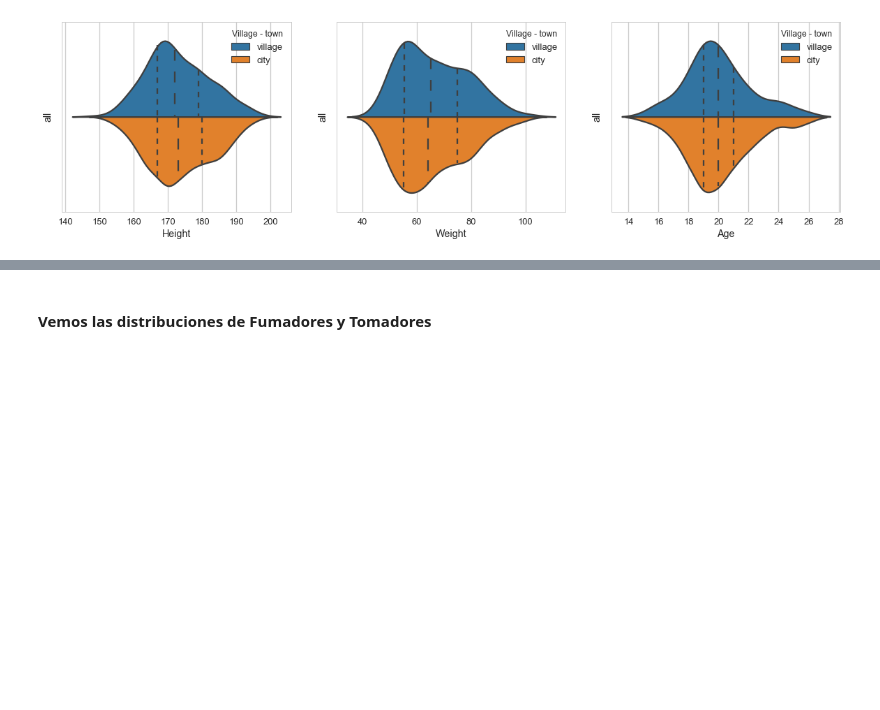
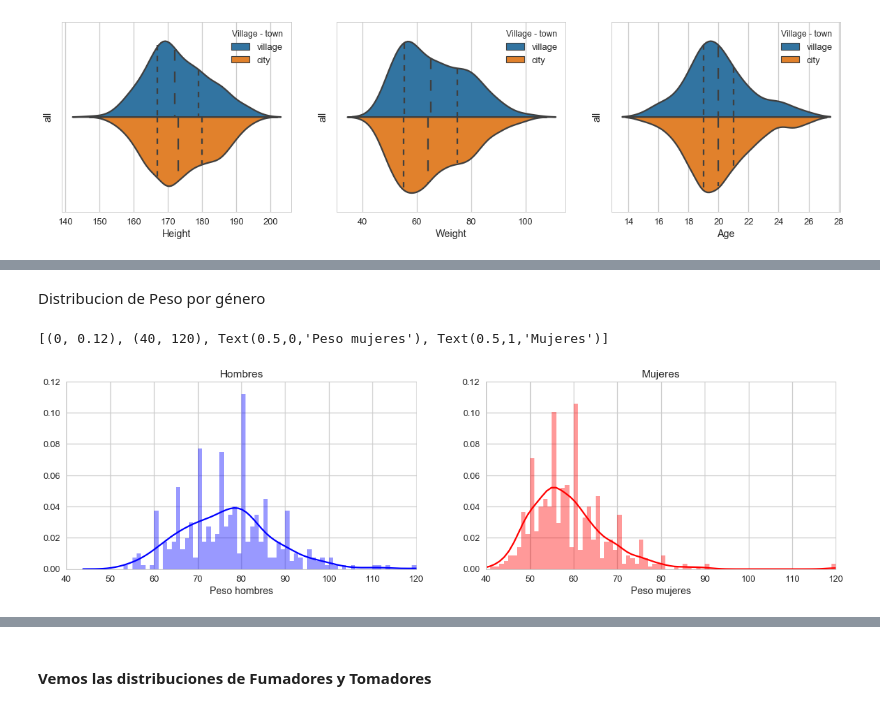
Before and after one commit to MarceloCena/AnalisisyVisualizacion, a Jupyter notebook: Laboratorio1_v2.ipynb, the cells around one changed output, grey strips where cells are left out. Drawn from its saved outputs; the diff is of its cells as text; code cells hidden in the pictures; blank space fills up the shorter version.

```diff
--- a/Laboratorio1_v2.ipynb
+++ b/Laboratorio1_v2.ipynb
@@ -267,0 +288,11 @@ Límite inferior = 14.5
+# %% [markdown]
+Distribucion de Peso por género
+# %%
+fig, ax = plt.subplots(nrows=1, ncols=2, figsize=(20,5))
+sb.distplot(dataset[dataset["Gender"]=="male"].Weight.dropna(),bins=list(range(40,121)), ax = ax[0],color="blue")
+sb.distplot(dataset[dataset["Gender"]=="female"].Weight.dropna(),bins=list(range(40,121)), ax = ax[1],color="red")
+ax[0].set(xlim=(40, 120),ylim=(0, 0.12),xlabel="Peso hombres",title="Hombres")
+ax[1].set(xlim=(40, 120),ylim=(0, 0.12),xlabel="Peso mujeres",title="Mujeres")
+# %% [output]
+[(0, 0.12), (40, 120), Text(0.5,0,'Peso mujeres'), Text(0.5,1,'Mujeres')]
+[figure, added]
```
Also changed, not shown: parts of 9 cells of this notebook.
